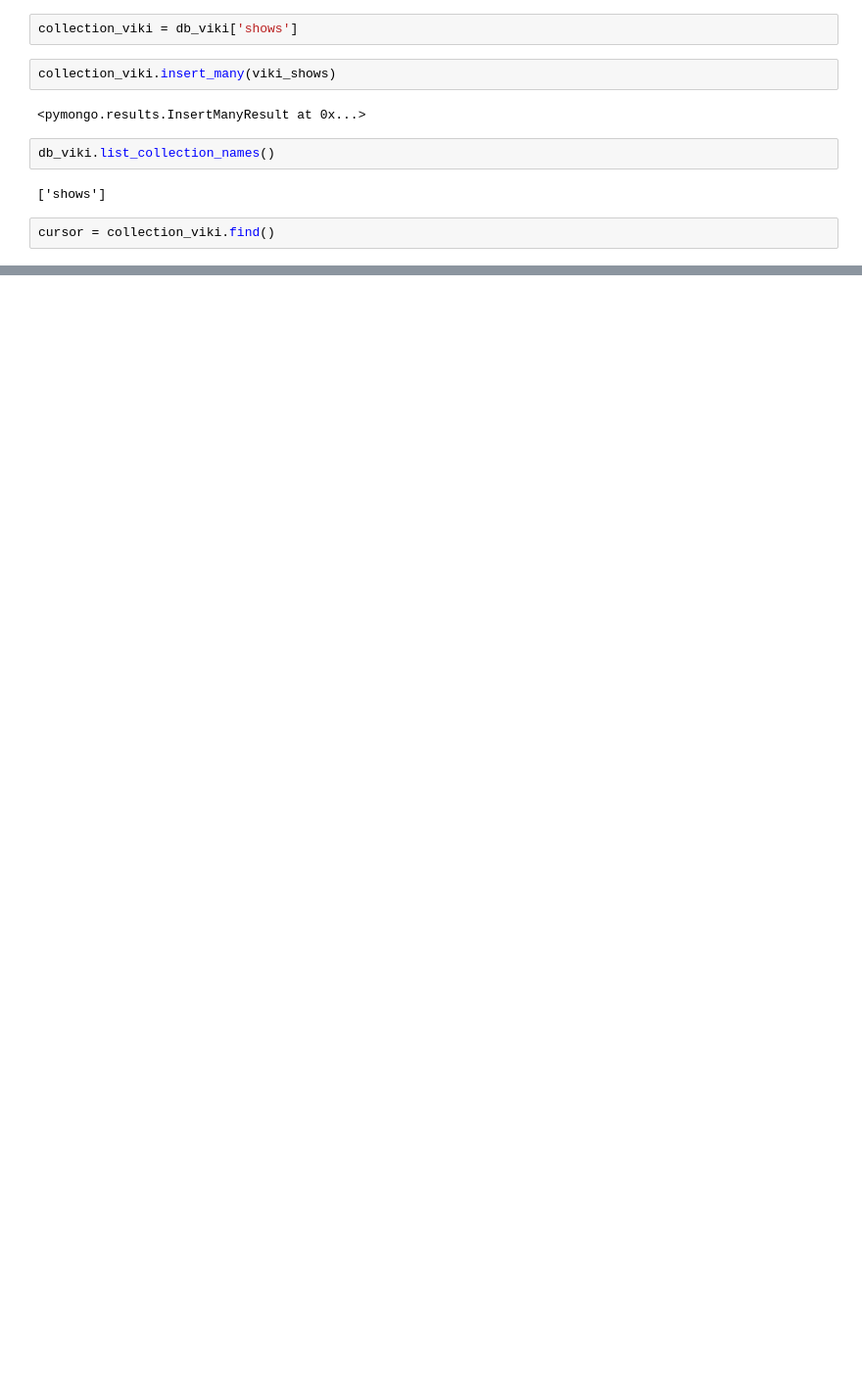
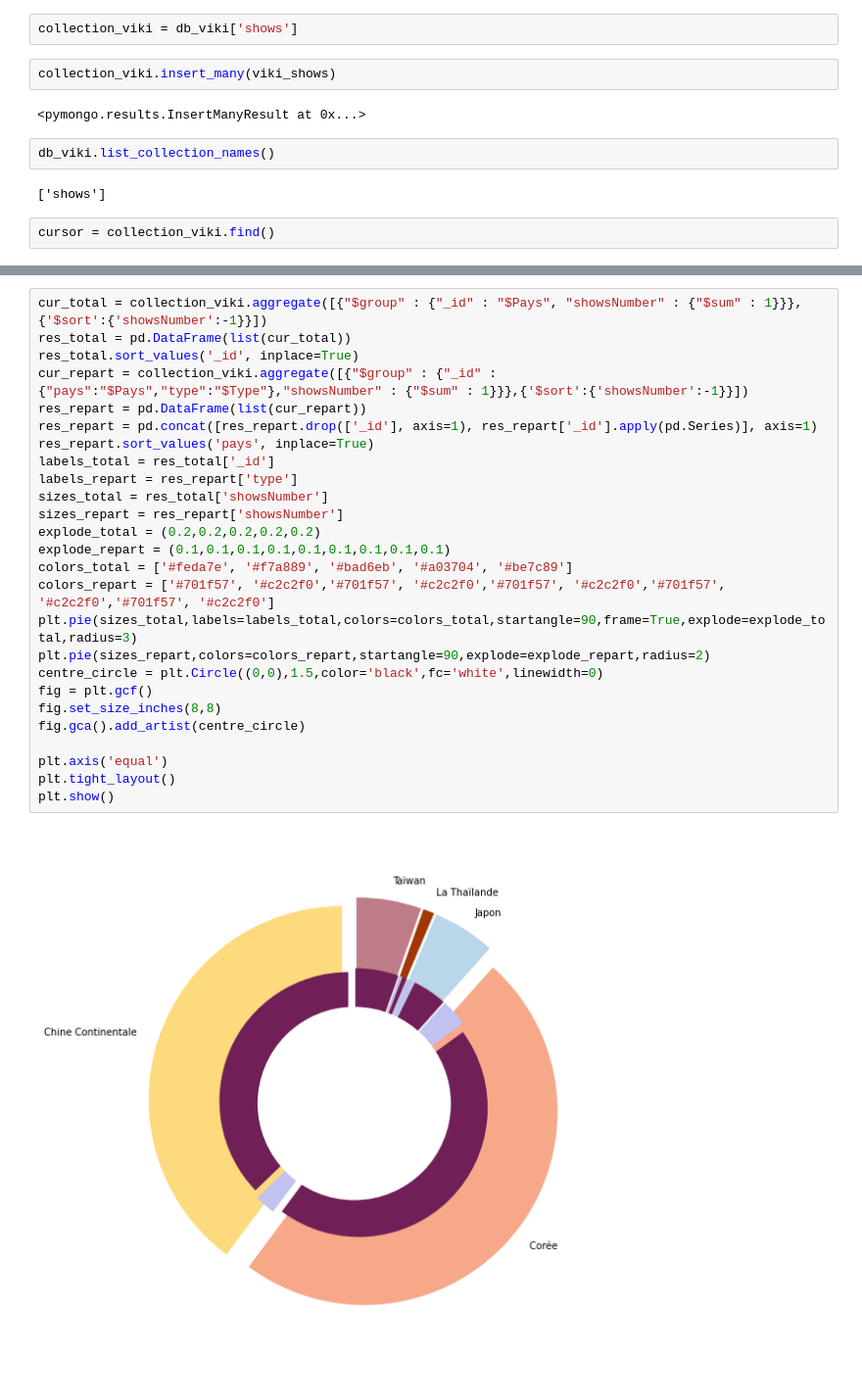
Before and after one commit to NamizataS/Viki-scrapping, a Jupyter notebook: Scraping.ipynb, the cells around one changed output, grey strips where cells are left out. Shown: that part at 98% size. Drawn from its saved outputs; the diff is of its cells as text; blank space fills up the shorter version.

```diff
--- a/Scraping.ipynb
+++ b/Scraping.ipynb
@@ -191,0 +233,28 @@ print(result)
+# %%
+cur_total = collection_viki.aggregate([{"$group" : {"_id" : "$Pays", "showsNumber" : {"$sum" : 1}}},{'$sort':{'showsNumber':-1}}])
+res_total = pd.DataFrame(list(cur_total))
+res_total.sort_values('_id', inplace=True)
+cur_repart = collection_viki.aggregate([{"$group" : {"_id" : {"pays":"$Pays","type":"$Type"},"showsNumber" : {"$sum" : 1}}},{'$sort':{'showsNumber':-1}}])
+res_repart = pd.DataFrame(list(cur_repart))
+res_repart = pd.concat([res_repart.drop(['_id'], axis=1), res_repart['_id'].apply(pd.Series)], axis=1)
+res_repart.sort_values('pays', inplace=True)
+labels_total = res_total['_id']
+labels_repart = res_repart['type']
+sizes_total = res_total['showsNumber']
+sizes_repart = res_repart['showsNumber']
+explode_total = (0.2,0.2,0.2,0.2,0.2)
+explode_repart = (0.1,0.1,0.1,0.1,0.1,0.1,0.1,0.1,0.1)
+colors_total = ['#feda7e', '#f7a889', '#bad6eb', '#a03704', '#be7c89']
+colors_repart = ['#701f57', '#c2c2f0','#701f57', '#c2c2f0','#701f57', '#c2c2f0','#701f57', '#c2c2f0','#701f57', '#c2c2f0']
+plt.pie(sizes_total,labels=labels_total,colors=colors_total,startangle=90,frame=True,explode=explode_total,radius=3)
+plt.pie(sizes_repart,colors=colors_repart,startangle=90,explode=explode_repart,radius=2)
+centre_circle = plt.Circle((0,0),1.5,color='black',fc='white',linewidth=0)
+fig = plt.gcf()
+fig.set_size_inches(8,8)
+fig.gca().add_artist(centre_circle)
+
+plt.axis('equal')
+plt.tight_layout()
+plt.show()
+# %% [output]
+[figure, added]
```
Also changed, not shown: parts of 14 cells of this notebook, 1 other file.
